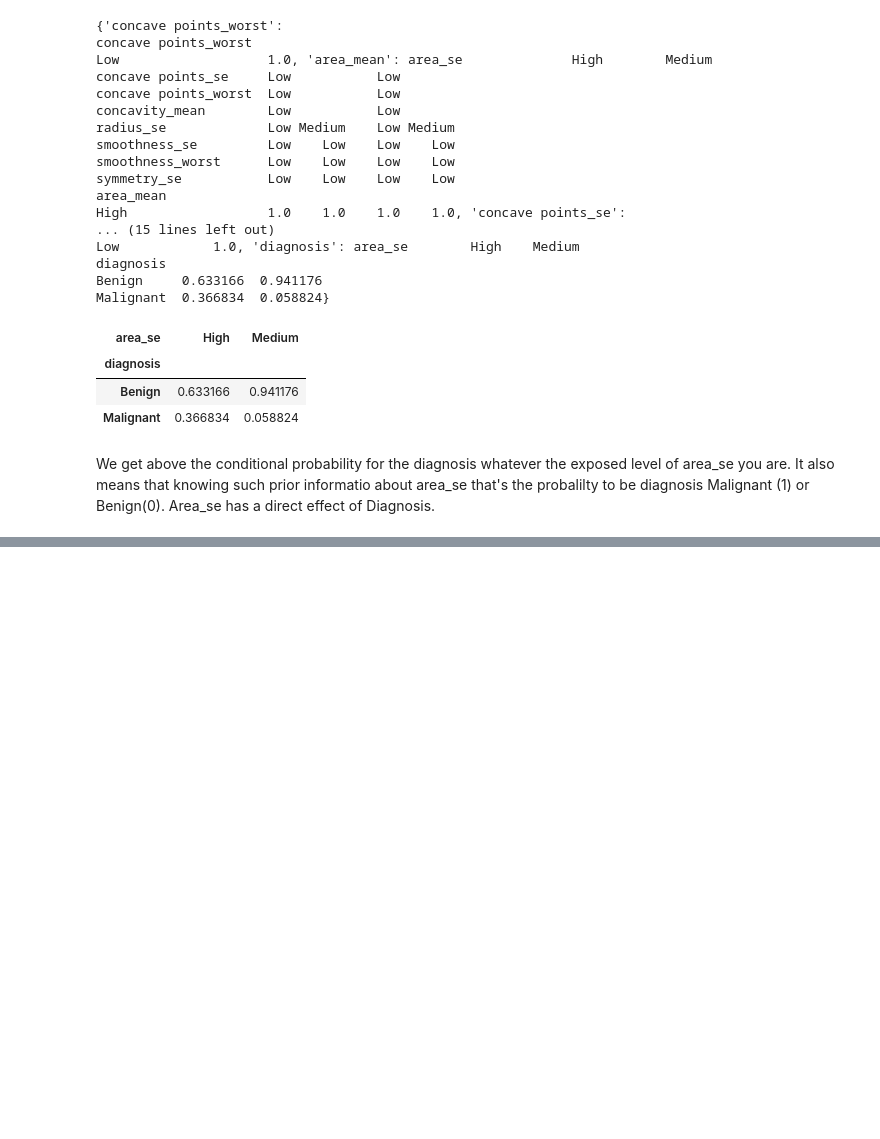
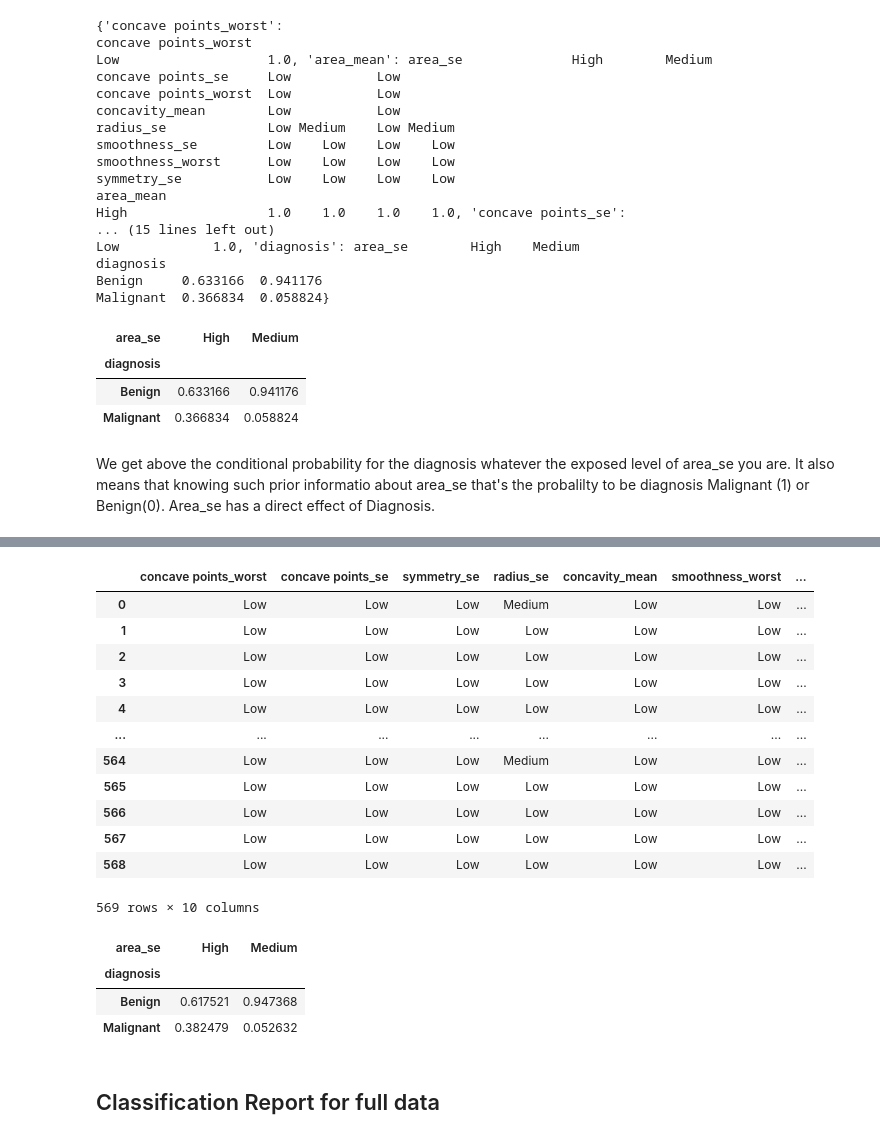
Before and after one commit to Zchristian955/Causality-Inference-Challenge, a Jupyter notebook: notebooks/causal_model.ipynb, the cells around one changed output, grey strips where cells are left out. Saved outputs shown, nothing was run; the diff lists cells and outputs as text; code cells hidden in the pictures; blank space fills up the shorter version.

```diff
--- a/notebooks/causal_model.ipynb
+++ b/notebooks/causal_model.ipynb
@@ -473,0 +578,27 @@ We get above the conditional probability  for the diagnosis whatever the exposed
+# %%
+# Create labels for the other features column
+discretised_data_new1=discretised_data1.copy()
+discretised_data_new1=discretised_data_new1.iloc[:, 1:]
+discretised_data_new1.head()
+for column in discretised_data_new1.columns:
+    features_map={0: "Low", 1: "Medium",2:"High"}
+    discretised_data_new1[column] = discretised_data_new1[column].map(features_map)
+
+diagnosis=discretised_data1['diagnosis']
+discretised_data_new1= discretised_data_new1.join(diagnosis)
+# %%
+discretised_data_new1
+# %% [output]
+|  | concave points_worst | concave points_se | symmetry_se | radius_se | concavity_mean | smoothness_worst | ... |
+| 0 | Low | Low | Low | Medium | Low | Low | ... |
+| 1 | Low | Low | Low | Low | Low | Low | ... |
+| 2 | Low | Low | Low | Low | Low | Low | ... |
+| 3 | Low | Low | Low | Low | Low | Low | ... |
+| 4 | Low | Low | Low | Low | Low | Low | ... |
+| ... | ... | ... | ... | ... | ... | ... | ... |
+| 564 | Low | Low | Low | Medium | Low | Low | ... |
+| 565 | Low | Low | Low | Low | Low | Low | ... |
+| 566 | Low | Low | Low | Low | Low | Low | ... |
+| 567 | Low | Low | Low | Low | Low | Low | ... |
+| 568 | Low | Low | Low | Low | Low | Low | ... |
+569 rows × 10 columns
@@ -473,0 +610,9 @@ We get above the conditional probability  for the diagnosis whatever the exposed
+# %%
+bn.cpds["diagnosis"]
+# %% [output]
+| area_se | High | Medium |
+| diagnosis |  |  |
+| Benign | 0.617521 | 0.947368 |
+| Malignant | 0.382479 | 0.052632 |
+# %% [markdown]
+## Classification Report for full data
```
Also changed, not shown: parts of 22 cells of this notebook, 4 other files.
